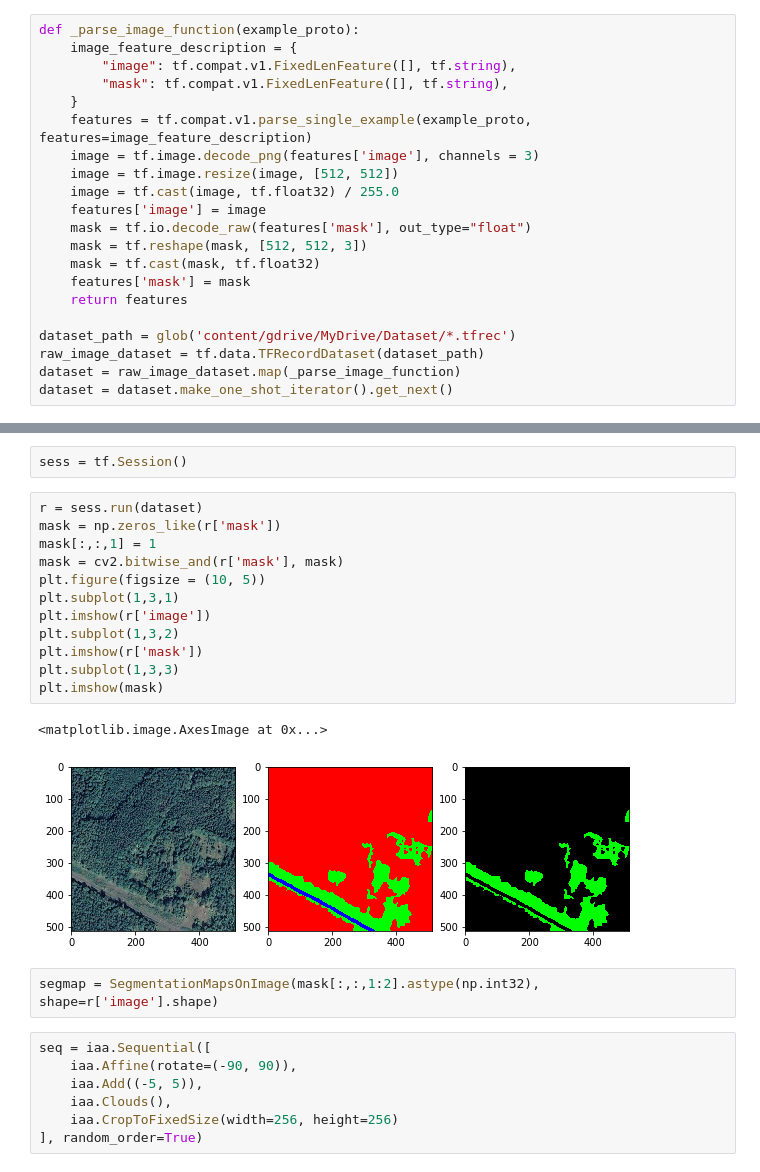
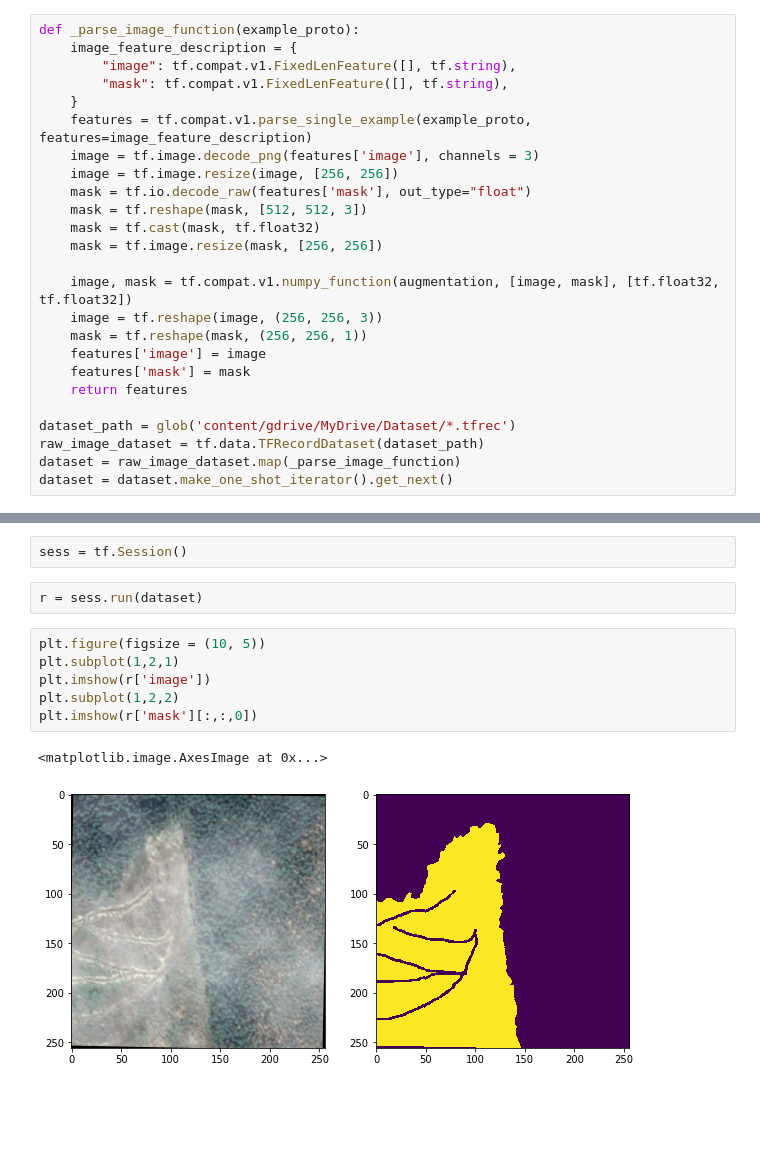
Before and after one commit to junaidqazi/projects-1, a Jupyter notebook: malaysia_ai_projects/pembalakan/prepare-dataset.ipynb, the cells around one changed output, grey strips where cells are left out. Drawn from its saved outputs; the diff is of its cells as text; blank space fills up the shorter version.

```diff
--- a/malaysia_ai_projects/pembalakan/prepare-dataset.ipynb
+++ b/malaysia_ai_projects/pembalakan/prepare-dataset.ipynb
@@ -96,12 +123,16 @@ def _parse_image_function(example_proto):
     }
     features = tf.compat.v1.parse_single_example(example_proto, features=image_feature_description)
     image = tf.image.decode_png(features['image'], channels = 3)
-    image = tf.image.resize(image, [512, 512])
-    image = tf.cast(image, tf.float32) / 255.0
-    features['image'] = image
+    image = tf.image.resize(image, [256, 256])
     mask = tf.io.decode_raw(features['mask'], out_type="float")
     mask = tf.reshape(mask, [512, 512, 3])
     mask = tf.cast(mask, tf.float32)
+    mask = tf.image.resize(mask, [256, 256])
+
+    image, mask = tf.compat.v1.numpy_function(augmentation, [image, mask], [tf.float32, tf.float32])
+    image = tf.reshape(image, (256, 256, 3))
+    mask = tf.reshape(mask, (256, 256, 1))
+    features['image'] = image
     features['mask'] = mask
     return features
 
@@ -121,26 +148,13 @@ dataset
 # %%
 sess = tf.Session()
+# %%
+r = sess.run(dataset)
 # %%
-r = sess.run(dataset)
-mask = np.zeros_like(r['mask'])
-mask[:,:,1] = 1
-mask = cv2.bitwise_and(r['mask'], mask)
 plt.figure(figsize = (10, 5))
-plt.subplot(1,3,1)
+plt.subplot(1,2,1)
 plt.imshow(r['image'])
-plt.subplot(1,3,2)
-plt.imshow(r['mask'])
-plt.subplot(1,3,3)
-plt.imshow(mask)
+plt.subplot(1,2,2)
+plt.imshow(r['mask'][:,:,0])
 # %% [output]
 <matplotlib.image.AxesImage at 0x...>
-[figure, old version]
+[figure, new version]
-# %%
-segmap = SegmentationMapsOnImage(mask[:,:,1:2].astype(np.int32), shape=r['image'].shape)
-# %%
-seq = iaa.Sequential([
-    iaa.Affine(rotate=(-90, 90)),
-    iaa.Add((-5, 5)),
-    iaa.Clouds(),
-    iaa.CropToFixedSize(width=256, height=256)
-], random_order=True)
```
Also changed, not shown: parts of 5 cells of this notebook, 13 other files.
